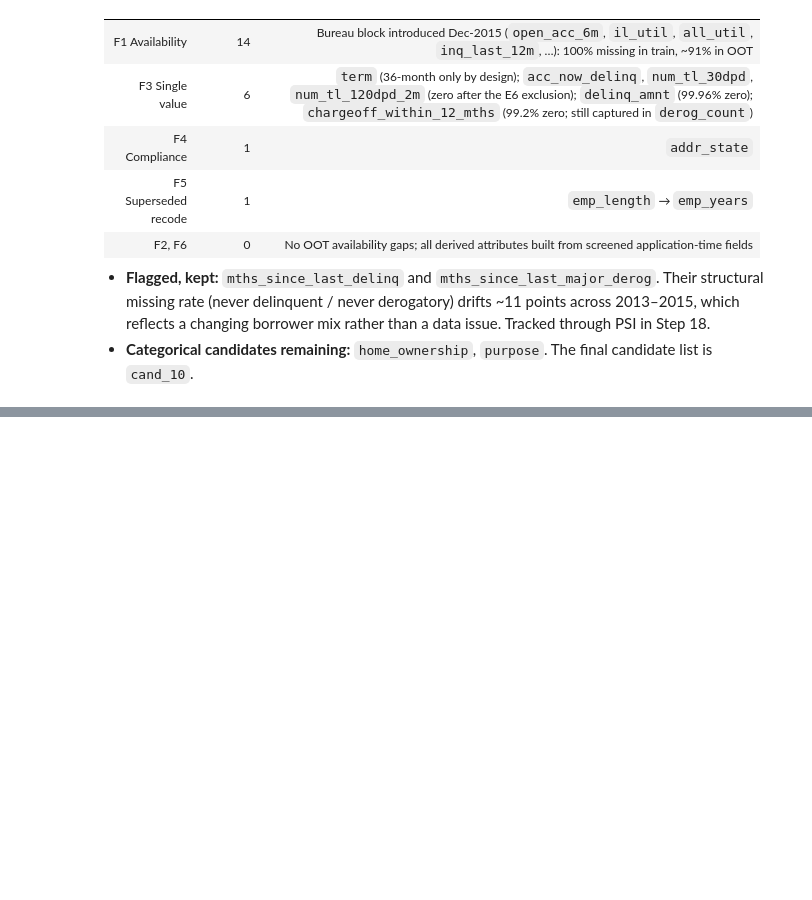
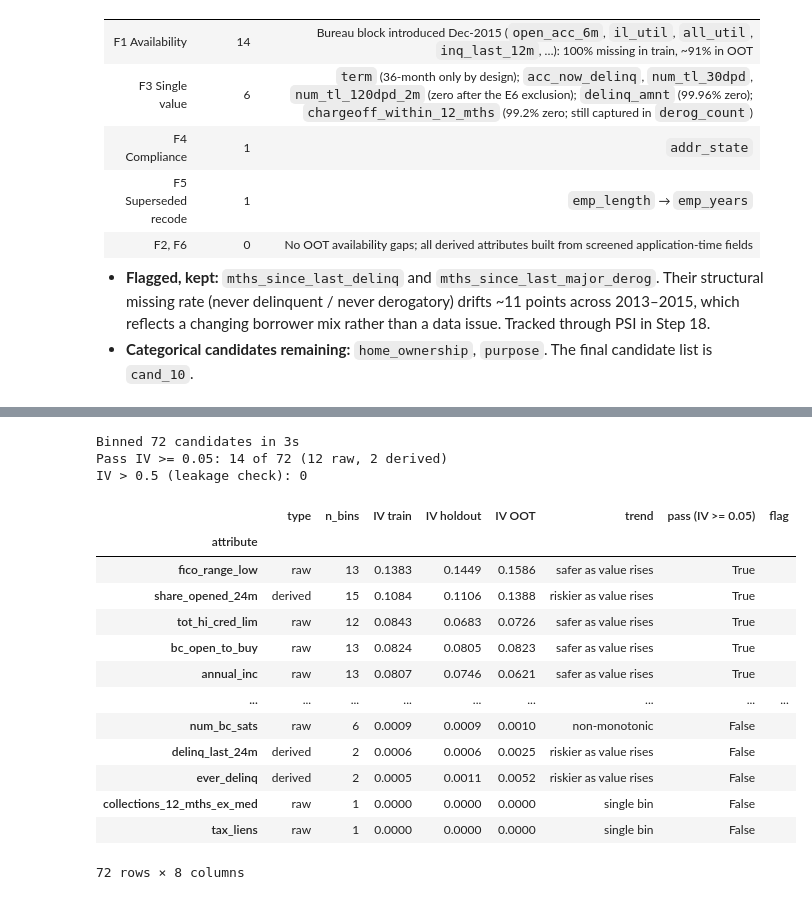
Before and after one commit to daniel-d-wu/scorecard-dev, a Jupyter notebook: scorecard_dev.ipynb, the cells around one changed output, grey strips where cells are left out. Drawn from its saved outputs; the diff is of its cells as text; code cells hidden in the pictures; blank space fills up the shorter version.

```diff
--- a/scorecard_dev.ipynb
+++ b/scorecard_dev.ipynb
@@ -1941,0 +1958,75 @@ Categorical candidates: ['home_ownership', 'purpose']
+# %%
+# ---------------------------------------------------------------
+# 11  Fine binning (optbinning) and IV screen on the 72 candidates (cand_10)
+# ---------------------------------------------------------------
+from optbinning import BinningProcess
+
+cat_vars = [c for c in cand_10 if not pd.api.types.is_numeric_dtype(dm[c])]
+fit_params = {v: {'monotonic_trend': 'auto'} for v in cand_10 if v not in cat_vars}
+
+t0 = time.time()
+bp = BinningProcess(
+    variable_names=cand_10,
+    categorical_variables=cat_vars,
+    max_n_prebins=20, min_prebin_size=0.05,   # fine grid: up to 20 bins, each >= 5% of train
+    min_bin_size=0.05,                        # final bins >= 5% of train
+    binning_fit_params=fit_params,
+    n_jobs=-1,
+)
+bp.fit(train[cand_10], train.bad.astype(int))
+print(f'Binned {len(cand_10)} candidates in {time.time() - t0:.0f}s')
+
+def iv_on(d, var):
+    """IV of `var` on sample d, using the bins fitted on train."""
+    ob = bp.get_binned_variable(var)
+    lab = pd.Series(ob.transform(d[var].values, metric='bins'), index=d.index)
+    g = d.groupby(lab).bad.agg(['size', 'sum'])
+    pb = (g['sum'] / g['sum'].sum()).clip(lower=1e-6)                       # share of bads per bin
+    pg = ((g['size'] - g['sum']) / (g['size'] - g['sum']).sum()).clip(lower=1e-6)  # share of goods per bin
+    return float(((pb - pg) * np.log(pb / pg)).sum())
+
+def risk_trend(var):
+    """Direction of bad rate across the non-missing bins (train)."""
+    bt = bp.get_binned_variable(var).binning_table.build()
+    er = bt.loc[~bt['Bin'].astype(str).isin(['Special', 'Missing', '']), 'Event rate'].astype(float)   # drop Special/Missing/Totals
+    if var in cat_vars or len(er) < 2: return 'categorical' if var in cat_vars else 'single bin'
+    d = np.diff(er.values)
+    if (d >= 0).all(): return 'riskier as value rises'
+    if (d <= 0).all(): return 'safer as value rises'
+    return 'non-monotonic'
+
+summ = bp.summary().set_index('name')
+iv_tbl = pd.DataFrame({
+    'type':       ['derived' if v in derived_keep else 'raw' for v in cand_10],
+    'n_bins':     [int(summ.loc[v, 'n_bins']) for v in cand_10],
+    'IV train':   [float(summ.loc[v, 'iv']) for v in cand_10],
+    'IV holdout': [iv_on(hold, v) for v in cand_10],
+    'IV OOT':     [iv_on(oot, v) for v in cand_10],
+    'trend':      [risk_trend(v) for v in cand_10],
+}, index=pd.Index(cand_10, name='attribute')).sort_values('IV train', ascending=False)
+iv_tbl['pass (IV >= 0.05)'] = iv_tbl['IV train'] >= 0.05
+iv_tbl['flag'] = np.where(iv_tbl['IV train'] > 0.5, 'IV > 0.5: check leakage', '')
+
+cand_11 = iv_tbl.index[iv_tbl['pass (IV >= 0.05)']].tolist()
+print(f'Pass IV >= 0.05: {len(cand_11)} of {len(cand_10)} '
+      f'({(iv_tbl.loc[cand_11, "type"] == "raw").sum()} raw, {(iv_tbl.loc[cand_11, "type"] == "derived").sum()} derived)')
+print(f'IV > 0.5 (leakage check): {(iv_tbl["IV train"] > 0.5).sum()}')
+display(iv_tbl.round(4))
+# %% [output]
+Binned 72 candidates in 3s
+Pass IV >= 0.05: 14 of 72 (12 raw, 2 derived)
+IV > 0.5 (leakage check): 0
+|  | type | n_bins | IV train | IV holdout | IV OOT | trend | pass (IV >= 0.05) | flag |
+| attribute |  |  |  |  |  |  |  |  |
+| fico_range_low | raw | 13 | 0.1383 | 0.1449 | 0.1586 | safer as value rises | True |  |
+| share_opened_24m | derived | 15 | 0.1084 | 0.1106 | 0.1388 | riskier as value rises | True |  |
+| tot_hi_cred_lim | raw | 12 | 0.0843 | 0.0683 | 0.0726 | safer as value rises | True |  |
+| bc_open_to_buy | raw | 13 | 0.0824 | 0.0805 | 0.0823 | safer as value rises | True |  |
+| annual_inc | raw | 13 | 0.0807 | 0.0746 | 0.0621 | safer as value rises | True |  |
+| ... | ... | ... | ... | ... | ... | ... | ... | ... |
+| num_bc_sats | raw | 6 | 0.0009 | 0.0009 | 0.0010 | non-monotonic | False |  |
+| delinq_last_24m | derived | 2 | 0.0006 | 0.0006 | 0.0025 | riskier as value rises | False |  |
+| ever_delinq | derived | 2 | 0.0005 | 0.0011 | 0.0052 | riskier as value rises | False |  |
+| collections_12_mths_ex_med | raw | 1 | 0.0000 | 0.0000 | 0.0000 | single bin | False |  |
+| tax_liens | raw | 1 | 0.0000 | 0.0000 | 0.0000 | single bin | False |  |
+72 rows × 8 columns
```
Also changed, not shown: parts of 9 cells of this notebook, 2 other files.
